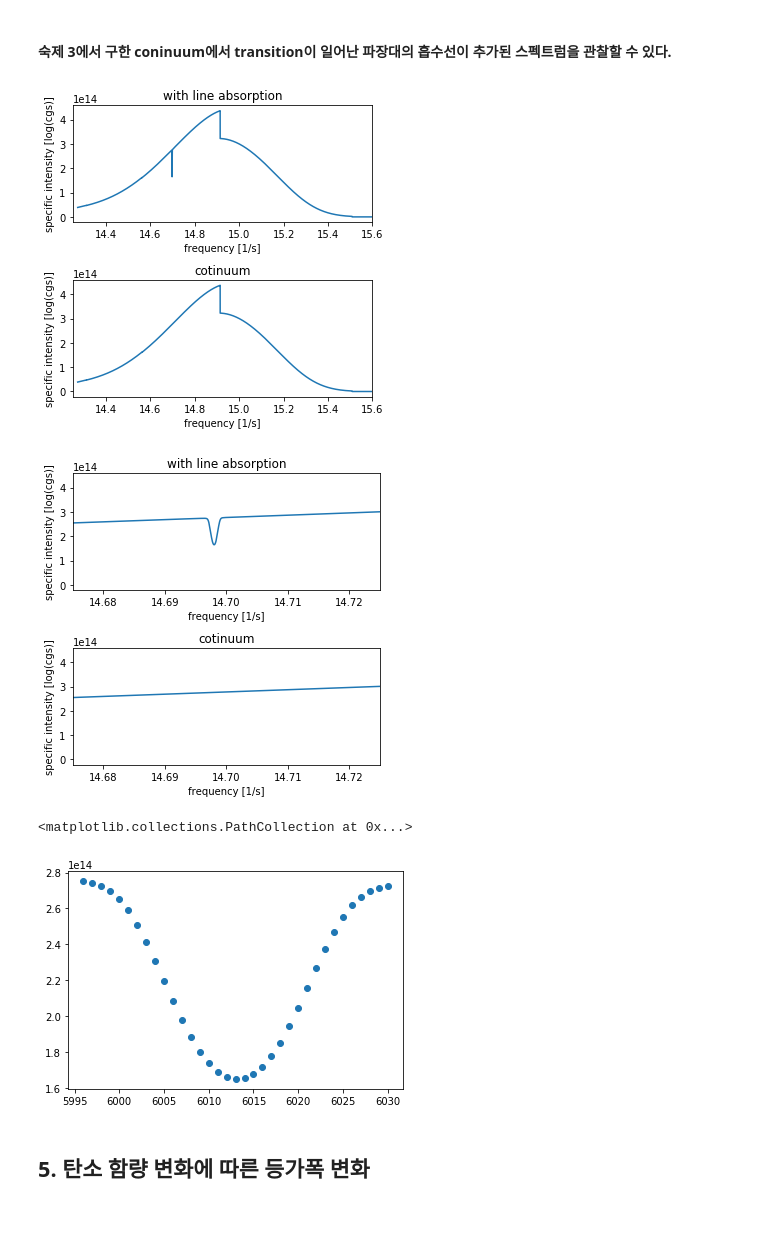
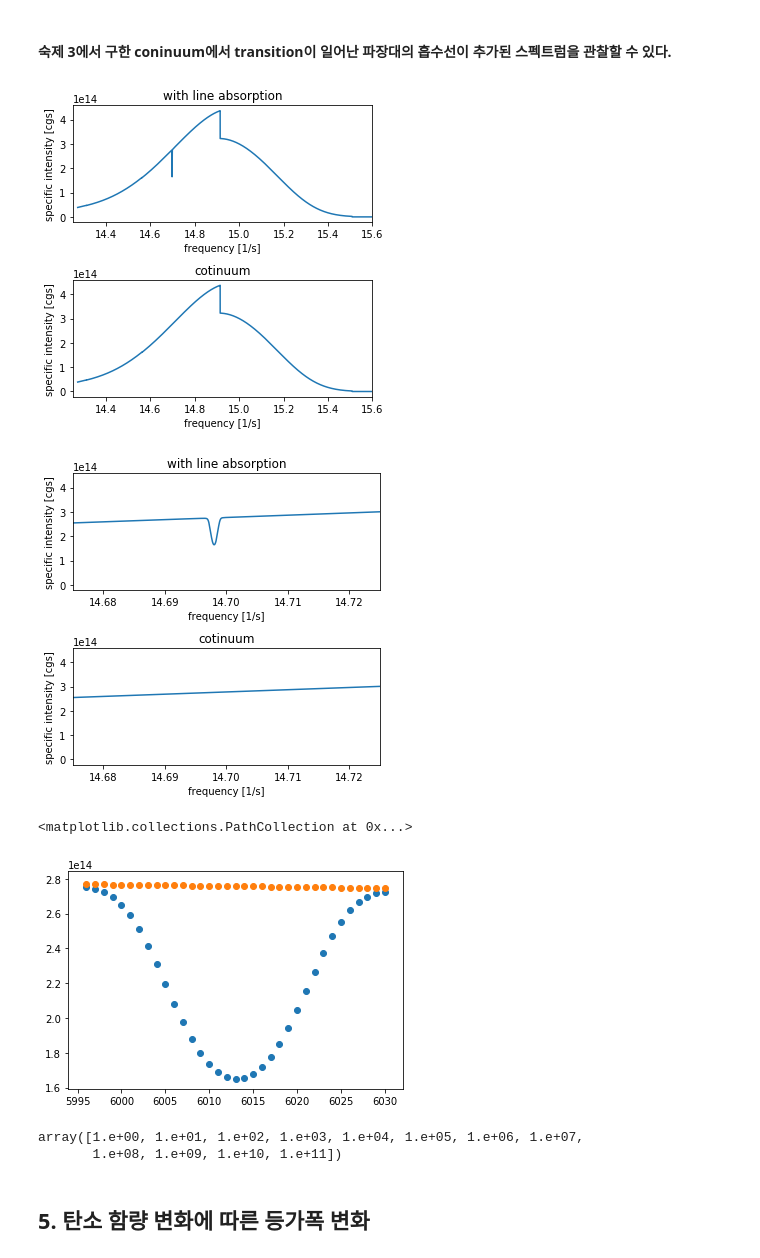
Before and after one commit to eunheeko/stellar_astrophysics, a Jupyter notebook: continuum_hw_ver.ipynb, the cells around one changed output. Drawn from its saved outputs; the diff is of its cells as text; code cells hidden in the pictures; blank space fills up the shorter version.

```diff
--- a/continuum_hw_ver.ipynb
+++ b/continuum_hw_ver.ipynb
@@ -505,26 +505,28 @@ axs[1].legend()
 # %%
 wave = np.arange(1,16000)
 
-fig, axs = plt.subplots(figsize=(5,5))
+fig, axs = plt.subplots(figsize=(5,10))
 
-axs.set_xlim([5800,6200])
-# axs.set_ylim([-12,-4])
+axs.set_xlim([5950,6080])
 axs.grid(True, axis='both', color='gray', alpha=0.5, linestyle='--')
-axs.set_title('continuous + line')
+
+axs.set_title('continuous + line, v = 1.5km/s')
+
 
 for i in np.arange(0,63, 10):
 
-
     total_con = k_H_bf(i, wave)+k_H_ff(i, wave)+k_Hm_bf(i, wave)+k_Hm_ff(i, wave)
 
-    k_voigt1 = voigt_profile(i, wave,  6013.17, 1, 1, 1,0, 150000, 10000 )
-    k_voigt2 = voigt_profile(i, wave,  6013.21, 1, 1, 1,1, 150000, 10000 )
-    k_voigt3 = voigt_profile(i, wave, 6014.83, 1, 1, 1,2, 150000, 10000 )
+    k_voigt11 = voigt_profile(i, wave,  6013.17, 1, 1, 1,0, 150000, 10000 )
+    k_voigt21 = voigt_profile(i, wave,  6013.21, 1, 1, 1,1, 150000, 10000 )
+    k_voigt31 = voigt_profile(i, wave, 6014.83, 1, 1, 1,2, 150000, 10000 )
 
-    total_line = k_voigt1 + k_voigt2 + k_voigt3
-    total_k = total_con + total_line
+    total_line1 = k_voigt11 + k_voigt21 + k_voigt31
+    total_k1 = total_con + total_line1
 
-    axs.plot(wave, np.log10(total_k), color = [0.015*i,0,0], label = f'depth index = {i}')
+    axs.plot(wave, np.log10(total_k1), color = [0.015*i,0,0], label = f'depth index = {i}')
 
 axs.legend()
+
+plt.tight_layout()
 # %% [output]
@@ -534,7 +535,7 @@ axs.legend()
 ### 3. 선 중심과 선 외곽에서 깊이의 함수로 optical depth 구하기
 # %%
 #return optical depth as a function of depth
-def cal_tau(lam, line_mask):
+def cal_tau(lam, line_mask, c_amount, v_turb):
     tau_0 = [1.e-10] * len(lam)
 
     #optical depth for a given wavelength as a function of geometrical depth
@@ -543,18 +544,18 @@ def cal_tau(lam, line_mask):
 
     for i in range(1,64):
 
-        k_voigt1_i = voigt_profile(i, wave,  6013.17, 1, 1, 1,0, 150000, 10000 )
-        k_voigt2_i = voigt_profile(i, wave,  6013.21, 1, 1, 1,1, 150000, 10000 )
-        k_voigt3_i = voigt_profile(i, wave, 6014.83, 1, 1, 1,2, 150000, 10000 )
+        k_voigt1_i = voigt_profile(i, wave,  6013.17, 1, 1, 1,0, v_turb, c_amount )
+        k_voigt2_i = voigt_profile(i, wave,  6013.21, 1, 1, 1,1, v_turb, c_amount )
+        k_voigt3_i = voigt_profile(i, wave, 6014.83, 1, 1, 1,2, v_turb, c_amount )
 
 
         line_i = k_voigt1_i + k_voigt2_i + k_voigt3_i
         con_i = k_H_bf(i, lam)+k_H_ff(i, lam)+k_Hm_bf(i, lam)+k_Hm_ff(i, lam)
         total_k_i = line_i*line_mask + con_i
 
-        k_voigt1_i2 = voigt_profile(i-1, wave,  6013.17, 1, 1, 1,0, 150000, 10000 )
-        k_voigt2_i2 = voigt_profile(i-1, wave,  6013.21, 1, 1, 1,1, 150000, 10000 )
-        k_voigt3_i2 = voigt_profile(i-1, wave, 6014.83, 1, 1, 1,2, 150000, 10000 )
+        k_voigt1_i2 = voigt_profile(i-1, wave,  6013.17, 1, 1, 1,0, v_turb, c_amount )
+        k_voigt2_i2 = voigt_profile(i-1, wave,  6013.21, 1, 1, 1,1, v_turb, c_amount )
+        k_voigt3_i2 = voigt_profile(i-1, wave, 6014.83, 1, 1, 1,2, v_turb, c_amount )
 
         line_i2 = k_voigt1_i2 + k_voigt2_i2 + k_voigt3_i2
         con_i2 = k_H_bf(i-1, lam)+k_H_ff(i-1, lam)+k_Hm_bf(i-1, lam)+k_Hm_ff(i-1, lam)
@@ -566,8 +567,8 @@ def cal_tau(lam, line_mask):
     return tau
 # %%
 wave = np.arange(1, 16001)
-optical_depth = cal_tau(wave, 1)
-optical_depth_c = cal_tau(wave, 0)
+optical_depth = cal_tau(wave, 1, 10000, 150000)
+optical_depth_c = cal_tau(wave, 0, 10000, 150000)
 # %% [markdown]
 #### 흡수계수와 마찬가지로 transition이 일어나는 파장대에서 peak이 나타남을 확인할 수 있다.
 # %%
@@ -675,13 +676,13 @@ ax[1].plot(np.log10(c/wave/1.e-8), intensities_c)
 for i in range(2):
     ax[i].set_xlim(14.25,15.6)
     ax[i].set_xlabel('frequency [1/s]')
-    ax[i].set_ylabel('specific intensity [log(cgs)]')
+    ax[i].set_ylabel('specific intensity [cgs]')
 ax[0].set_title('with line absorption')
 ax[1].set_title('cotinuum')
 
 plt.tight_layout()
 # %% [output]
-[figure, old version]
+[figure, new version]
 # %%
 fig, ax = plt.subplots(2, figsize = (5,5))
 
@@ -691,17 +692,25 @@ ax[1].plot(np.log10(c/wave/1.e-8), intensities_c)
 for i in range(2):
     ax[i].set_xlim(14.675,14.725)
     ax[i].set_xlabel('frequency [1/s]')
-    ax[i].set_ylabel('specific intensity [log(cgs)]')
+    ax[i].set_ylabel('specific intensity [cgs]')
 ax[0].set_title('with line absorption')
 ax[1].set_title('cotinuum')
 
 plt.tight_layout()
 # %% [output]
-[figure, old version]
+[figure, new version]
 # %%
 plt.scatter(wave[5995:6030],intensities[5995:6030])
+plt.scatter(wave[5995:6030],intensities_c[5995:6030])
 # %% [output]
 <matplotlib.collections.PathCollection at 0x...>
-[figure, old version]
+[figure, new version]
+# %%
+#number of c
+n_c = np.logspace(0,11,12)
+n_c
+# %% [output]
+array([1.e+00, 1.e+01, 1.e+02, 1.e+03, 1.e+04, 1.e+05, 1.e+06, 1.e+07,
+       1.e+08, 1.e+09, 1.e+10, 1.e+11])
 # %% [markdown]
 ## 5. 탄소 함량 변화에 따른 등가폭 변화
```
Also changed, not shown: parts of 22 cells of this notebook.
